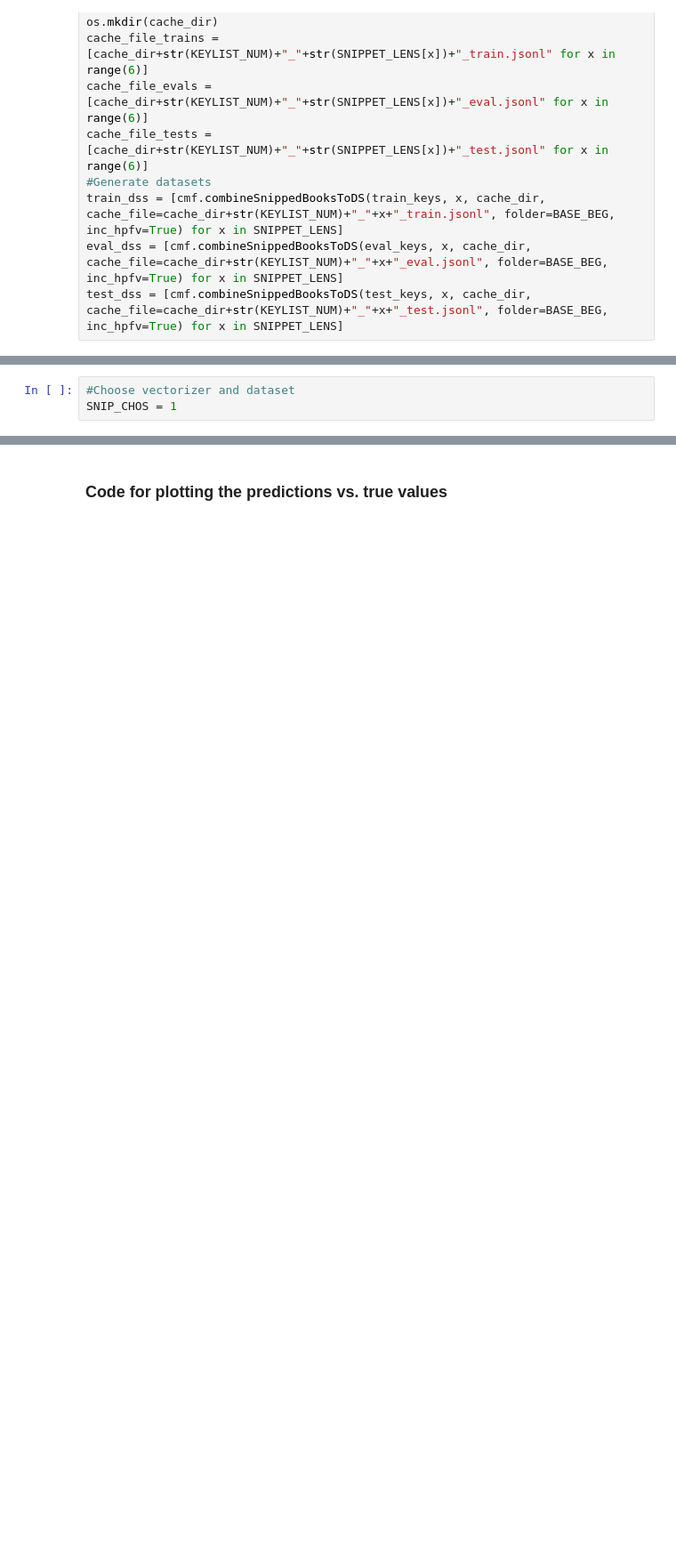
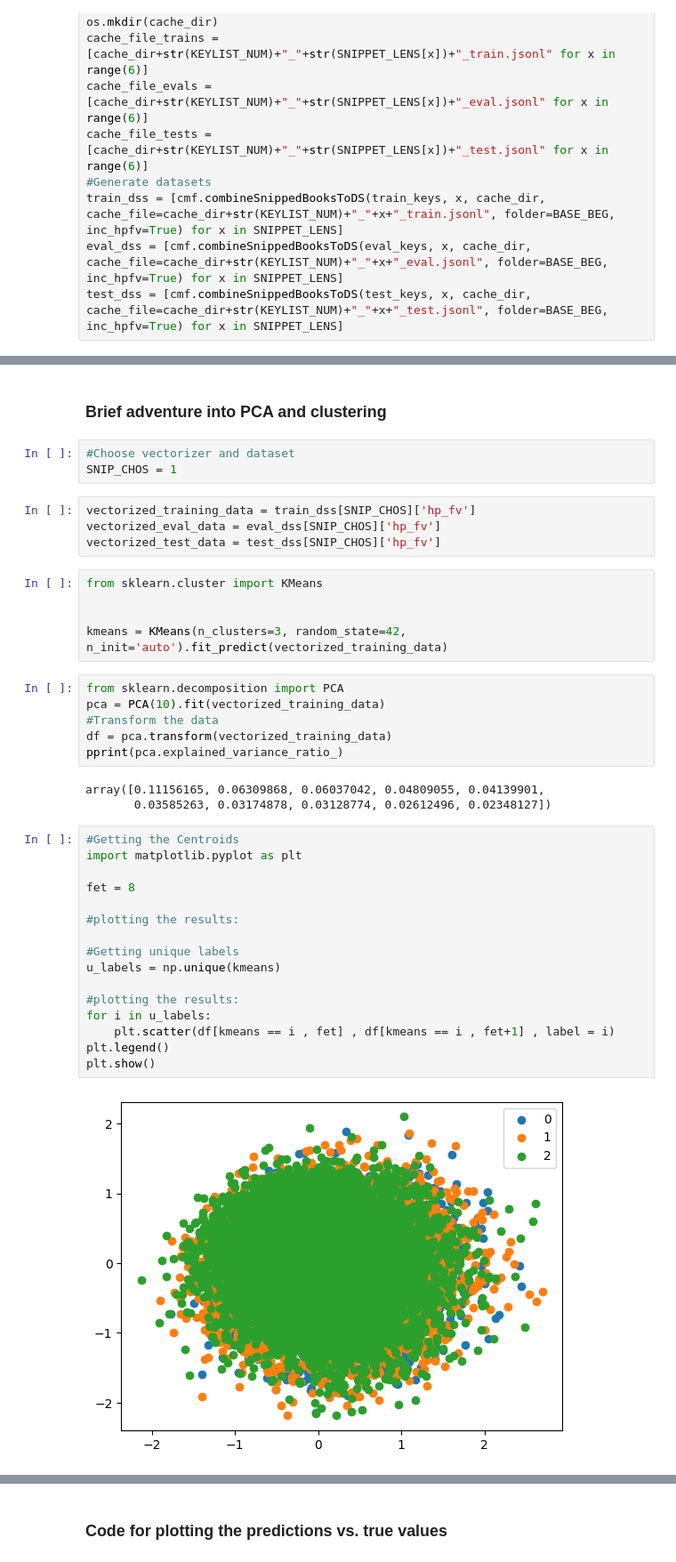
Before and after one commit to TurkuNLP/TCBC_feature_analysis, a Jupyter notebook: RegressorWithHPFV.ipynb, the cells around one changed output, grey strips where cells are left out. Shown: that part at 89% size. Drawn from its saved outputs; the diff is of its cells as text; blank space fills up the shorter version.

```diff
--- a/RegressorWithHPFV.ipynb
+++ b/RegressorWithHPFV.ipynb
@@ -71,3 +99,41 @@ test_dss = [cmf.combineSnippedBooksToDS(test_keys, x, cache_dir, cache_file=cach
+# %% [markdown]
+### Brief adventure into PCA and clustering
 # %%
 #Choose vectorizer and dataset
 SNIP_CHOS = 1
+# %%
+vectorized_training_data = train_dss[SNIP_CHOS]['hp_fv']
+vectorized_eval_data = eval_dss[SNIP_CHOS]['hp_fv']
+vectorized_test_data = test_dss[SNIP_CHOS]['hp_fv']
+# %%
+from sklearn.cluster import KMeans
+
+
+kmeans = KMeans(n_clusters=3, random_state=42, n_init='auto').fit_predict(vectorized_training_data)
+# %%
+from sklearn.decomposition import PCA
+pca = PCA(10).fit(vectorized_training_data)
+#Transform the data
+df = pca.transform(vectorized_training_data)
+pprint(pca.explained_variance_ratio_)
+# %% [output]
+array([0.11156165, 0.06309868, 0.06037042, 0.04809055, 0.04139901,
+       0.03585263, 0.03174878, 0.03128774, 0.02612496, 0.02348127])
+# %%
+#Getting the Centroids
+import matplotlib.pyplot as plt
+
+fet = 8
+
+#plotting the results:
+
+#Getting unique labels
+u_labels = np.unique(kmeans)
+
+#plotting the results:
+for i in u_labels:
+    plt.scatter(df[kmeans == i , fet] , df[kmeans == i , fet+1] , label = i)
+plt.legend()
+plt.show()
+# %% [output]
+[figure, added]
```
Also changed, not shown: parts of 10 cells of this notebook, 7 other files.
